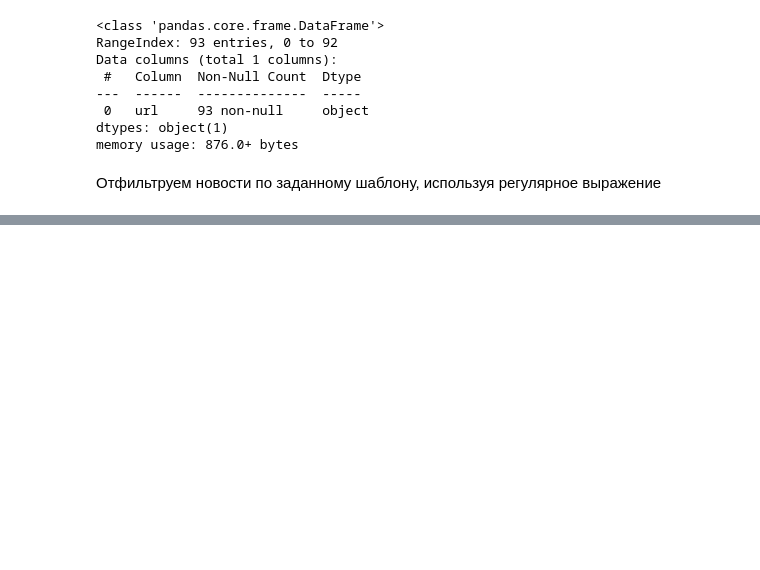
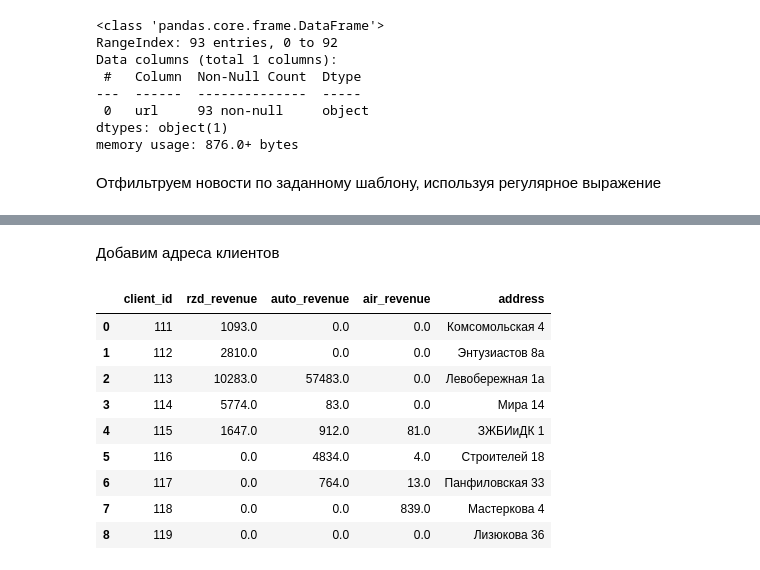
Before and after one commit to nik-gorby/PYDA-64, a Jupyter notebook: HW_10/hw10.ipynb, the cells around one changed output, grey strips where cells are left out. Drawn from its saved outputs; the diff is of its cells as text; code cells hidden in the pictures; blank space fills up the shorter version.

```diff
--- a/HW_10/hw10.ipynb
+++ b/HW_10/hw10.ipynb
@@ -112,0 +192,11 @@ df_news_filtered.sample(10)
+# %%
+auto = pd.DataFrame(
+    {
+        'client_id': [113, 114, 115, 116, 117, 117],
+        'auto_revenue': [57483, 83, 912, 4834, 98, 666]
+    }
+)
+
+auto = auto.groupby('client_id').sum().reset_index()
+
+auto
@@ -112,0 +210,11 @@ df_news_filtered.sample(10)
+# %%
+air = pd.DataFrame(
+    {
+        'client_id': [115, 116, 117, 118, 118],
+        'air_revenue': [81, 4, 13, 173, 666]
+    }
+)
+
+air = air.groupby('client_id').sum().reset_index()
+
+air
@@ -112,0 +227,9 @@ df_news_filtered.sample(10)
+# %%
+client_base = pd.DataFrame(
+    {
+        'client_id': [111, 112, 113, 114, 115, 116, 117, 118, 119],
+        'address': ['Комсомольская 4', 'Энтузиастов 8а', 'Левобережная 1а', 'Мира 14', 'ЗЖБИиДК 1',
+                    'Строителей 18', 'Панфиловская 33', 'Мастеркова 4', 'Лизюкова 36']
+    }
+)
+client_base
@@ -112,0 +249,7 @@ df_news_filtered.sample(10)
+# %%
+df_summary = (
+    rzd.merge(auto, on='client_id', how='outer')
+    .merge(air,  on='client_id', how='outer')
+).fillna(0)
+
+df_summary
@@ -112,0 +266,17 @@ df_news_filtered.sample(10)
+# %% [markdown]
+Добавим адреса клиентов
+# %%
+df_summary_addr = df_summary.merge(client_base, on='client_id', how='outer').fillna(0)
+
+df_summary_addr
+# %% [output]
+|  | client_id | rzd_revenue | auto_revenue | air_revenue | address |
+| 0 | 111 | 1093.0 | 0.0 | 0.0 | Комсомольская 4 |
+| 1 | 112 | 2810.0 | 0.0 | 0.0 | Энтузиастов 8а |
+| 2 | 113 | 10283.0 | 57483.0 | 0.0 | Левобережная 1а |
+| 3 | 114 | 5774.0 | 83.0 | 0.0 | Мира 14 |
+| 4 | 115 | 1647.0 | 912.0 | 81.0 | ЗЖБИиДК 1 |
+| 5 | 116 | 0.0 | 4834.0 | 4.0 | Строителей 18 |
+| 6 | 117 | 0.0 | 764.0 | 13.0 | Панфиловская 33 |
+| 7 | 118 | 0.0 | 0.0 | 839.0 | Мастеркова 4 |
+| 8 | 119 | 0.0 | 0.0 | 0.0 | Лизюкова 36 |
```
Also changed, not shown: parts of 14 cells of this notebook, 1 other file.
